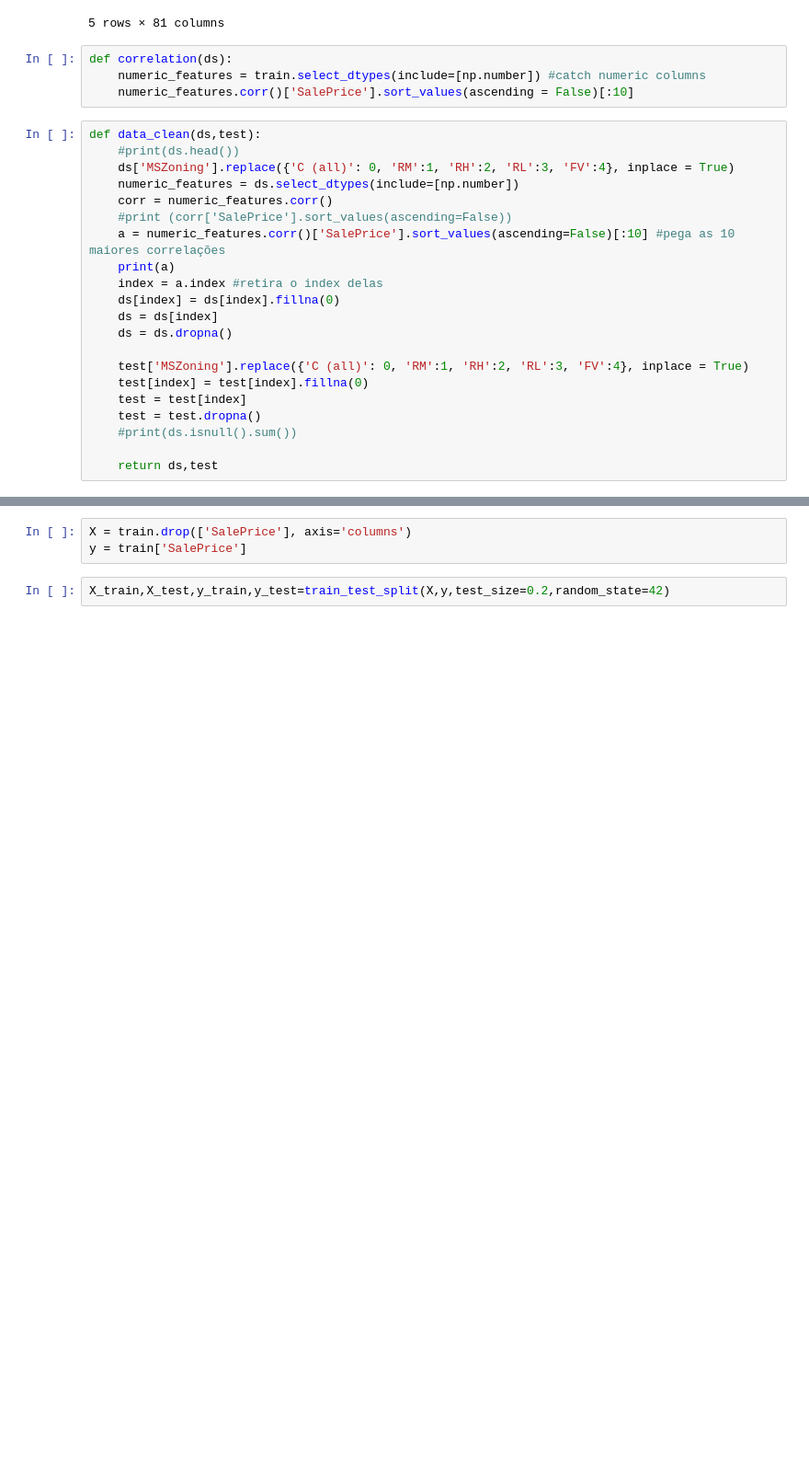
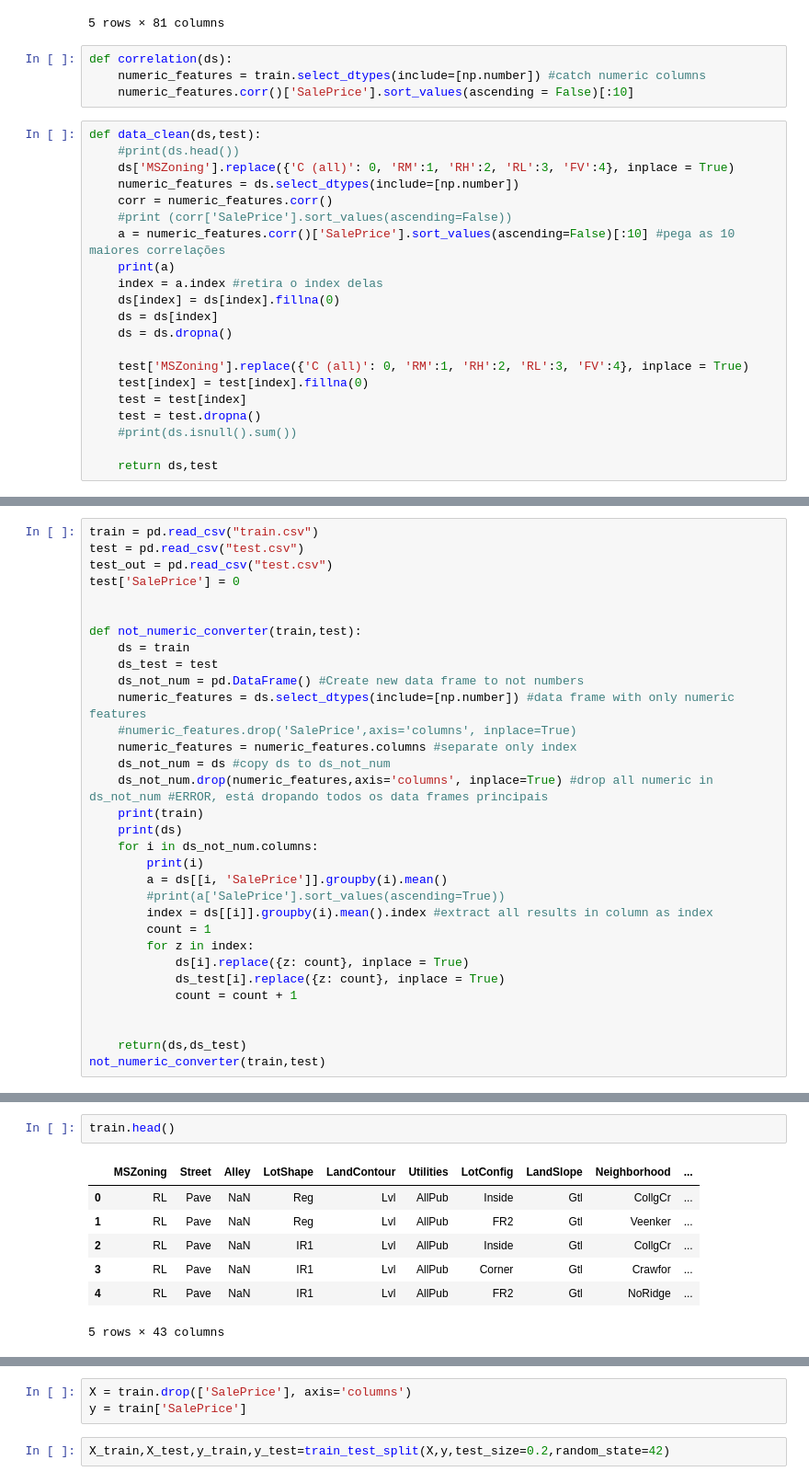
Before and after one commit to danilolfigueiredo/Kaggle-House-Prices, a Jupyter notebook: Main.ipynb, the cells around one changed output, grey strips where cells are left out. Shown at 92% size. Drawn from its saved outputs; the diff is of its cells as text; blank space fills up the shorter version.

```diff
--- a/Main.ipynb
+++ b/Main.ipynb
@@ -70,0 +48,32 @@ ValueError: substring not found
+# %%
+train = pd.read_csv("train.csv")
+test = pd.read_csv("test.csv")
+test_out = pd.read_csv("test.csv")
+test['SalePrice'] = 0
+
+
+def not_numeric_converter(train,test):
+    ds = train
+    ds_test = test
+    ds_not_num = pd.DataFrame() #Create new data frame to not numbers
+    numeric_features = ds.select_dtypes(include=[np.number]) #data frame with only numeric features
+    #numeric_features.drop('SalePrice',axis='columns', inplace=True)
+    numeric_features = numeric_features.columns #separate only index
+    ds_not_num = ds #copy ds to ds_not_num
+    ds_not_num.drop(numeric_features,axis='columns', inplace=True) #drop all numeric in ds_not_num #ERROR, está dropando todos os data frames principais
+    print(train)
+    print(ds)
+    for i in ds_not_num.columns:
+        print(i)
+        a = ds[[i, 'SalePrice']].groupby(i).mean()
+        #print(a['SalePrice'].sort_values(ascending=True))
+        index = ds[[i]].groupby(i).mean().index #extract all results in column as index
+        count = 1
+        for z in index:
+            ds[i].replace({z: count}, inplace = True)
+            ds_test[i].replace({z: count}, inplace = True)
+            count = count + 1
+
+
+    return(ds,ds_test)
+not_numeric_converter(train,test)
@@ -70,0 +126,10 @@ ValueError: substring not found
+# %%
+train.head()
+# %% [output]
+|  | MSZoning | Street | Alley | LotShape | LandContour | Utilities | LotConfig | LandSlope | Neighborhood | ... |
+| 0 | RL | Pave | NaN | Reg | Lvl | AllPub | Inside | Gtl | CollgCr | ... |
+| 1 | RL | Pave | NaN | Reg | Lvl | AllPub | FR2 | Gtl | Veenker | ... |
+| 2 | RL | Pave | NaN | IR1 | Lvl | AllPub | Inside | Gtl | CollgCr | ... |
+| 3 | RL | Pave | NaN | IR1 | Lvl | AllPub | Corner | Gtl | Crawfor | ... |
+| 4 | RL | Pave | NaN | IR1 | Lvl | AllPub | FR2 | Gtl | NoRidge | ... |
+5 rows × 43 columns
```
Also changed, not shown: parts of 19 cells of this notebook, 1 other file.
